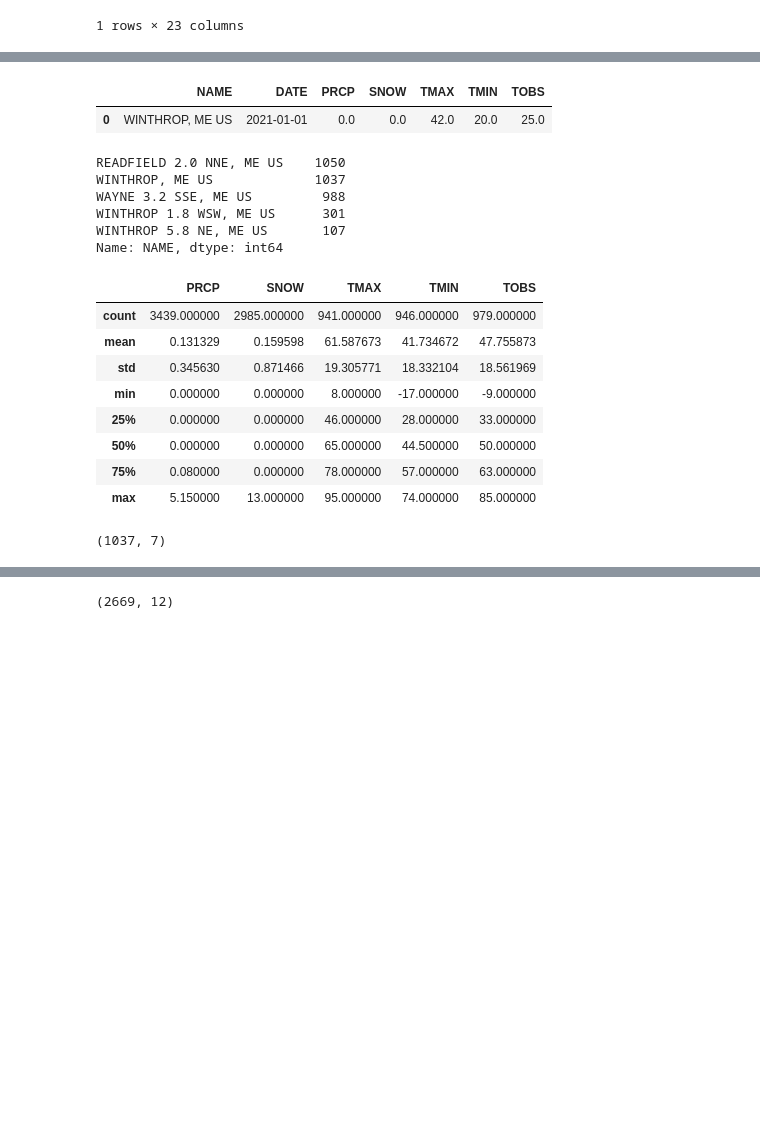
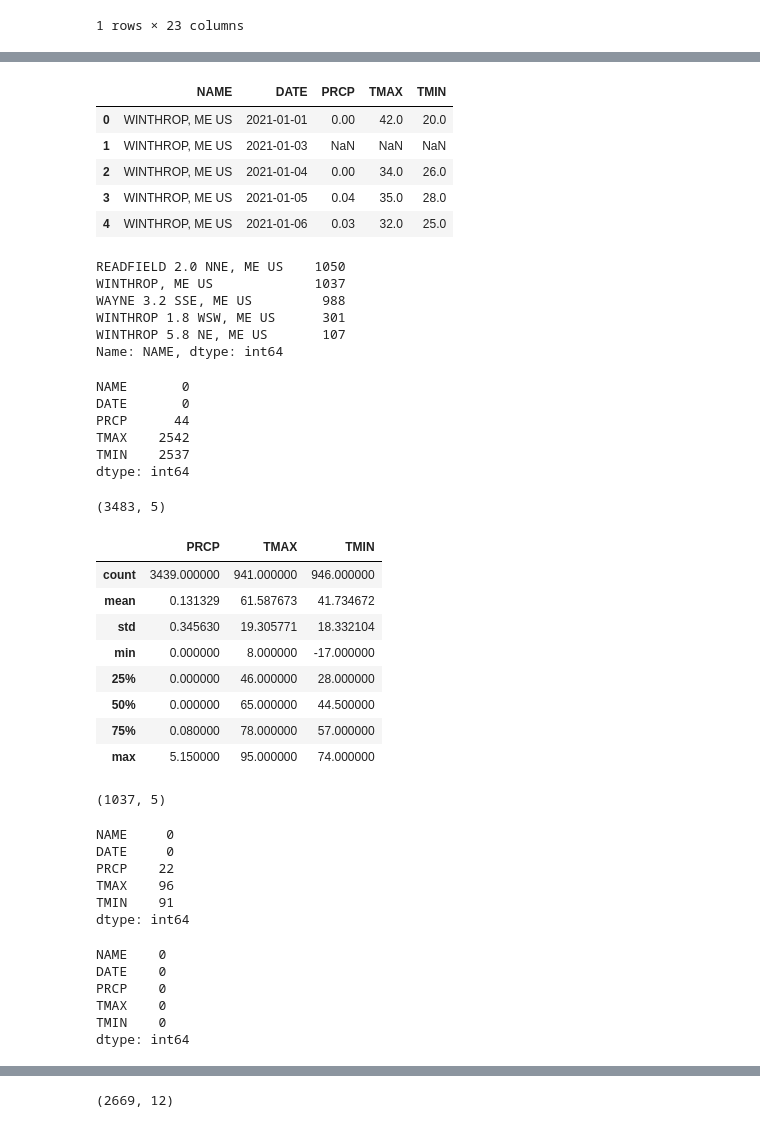
Before and after one commit to kellsweig/FOCW-Project, a Jupyter notebook: Untitled.ipynb, the cells around one changed output, grey strips where cells are left out. Drawn from its saved outputs; the diff is of its cells as text; code cells hidden in the pictures; blank space fills up the shorter version.

```diff
--- a/Untitled.ipynb
+++ b/Untitled.ipynb
@@ -43,19 +43,23 @@ df_2022.head(1)
 |  | DATE1 | DAY_OF_WEEK | SITE_NAME | TOWN | WATERBODY | INSPECTOR_ID | PAY_VOL | SHIFT_START | TRAILERS | ... |
 | 0 | 5/28/2021 | Fri | Launch Drive | Monmouth | Cobbosseecontee Lake | 4771 | Paid | 12:00 | 10.0 | ... |
 # %%
-weather = pd.read_csv('weather.csv')
+weather = pd.read_csv('data/weather.csv')
 # %%
 weather.head(1)
 # %% [output]
 |  | STATION | NAME | LATITUDE | LONGITUDE | ELEVATION | DATE | DAPR | MDPR | PRCP | SNOW | ... |
 | 0 | USC00179721 | WINTHROP, ME US | 44.30656 | -69.97016 | 63.4 | 2021-01-01 | NaN | NaN | 0.0 | 0.0 | ... |
 # %%
-weather.drop(columns=['STATION', 'LATITUDE', 'LONGITUDE', 'ELEVATION', 'DAPR', 'MDPR', 'SNWD', 'WT01', 'WT03', 'WT04', 'WT05', 'WT06', 'WT11'], inplace=True)
+weather.drop(columns=['STATION', 'LATITUDE', 'LONGITUDE', 'ELEVATION', 'DAPR', 'MDPR', 'SNWD', 'WT01', 'WT03', 'WT04', 'WT05', 'WT06', 'WT11', 'SNOW', 'TOBS'], inplace=True)
 # %%
-weather.head(1)
+weather.head()
 # %% [output]
-|  | NAME | DATE | PRCP | SNOW | TMAX | TMIN | TOBS |
-| 0 | WINTHROP, ME US | 2021-01-01 | 0.0 | 0.0 | 42.0 | 20.0 | 25.0 |
+|  | NAME | DATE | PRCP | TMAX | TMIN |
+| 0 | WINTHROP, ME US | 2021-01-01 | 0.00 | 42.0 | 20.0 |
+| 1 | WINTHROP, ME US | 2021-01-03 | NaN | NaN | NaN |
+| 2 | WINTHROP, ME US | 2021-01-04 | 0.00 | 34.0 | 26.0 |
+| 3 | WINTHROP, ME US | 2021-01-05 | 0.04 | 35.0 | 28.0 |
+| 4 | WINTHROP, ME US | 2021-01-06 | 0.03 | 32.0 | 25.0 |
 # %%
 weather.NAME.value_counts()
 # %% [output]
@@ -65,3 +69,16 @@ WAYNE 3.2 SSE, ME US         988
 WINTHROP 1.8 WSW, ME US      301
 WINTHROP 5.8 NE, ME US       107
 Name: NAME, dtype: int64
+# %%
+weather.isna().sum()
+# %% [output]
+NAME       0
+DATE       0
+PRCP      44
+TMAX    2542
+TMIN    2537
+dtype: int64
+# %%
+weather.shape
+# %% [output]
+(3483, 5)
@@ -68,18 +89,18 @@ Name: NAME, dtype: int64
 # %%
 weather.describe()
 # %% [output]
-|  | PRCP | SNOW | TMAX | TMIN | TOBS |
-| count | 3439.000000 | 2985.000000 | 941.000000 | 946.000000 | 979.000000 |
-| mean | 0.131329 | 0.159598 | 61.587673 | 41.734672 | 47.755873 |
-| std | 0.345630 | 0.871466 | 19.305771 | 18.332104 | 18.561969 |
-| min | 0.000000 | 0.000000 | 8.000000 | -17.000000 | -9.000000 |
-| 25% | 0.000000 | 0.000000 | 46.000000 | 28.000000 | 33.000000 |
-| 50% | 0.000000 | 0.000000 | 65.000000 | 44.500000 | 50.000000 |
-| 75% | 0.080000 | 0.000000 | 78.000000 | 57.000000 | 63.000000 |
-| max | 5.150000 | 13.000000 | 95.000000 | 74.000000 | 85.000000 |
+|  | PRCP | TMAX | TMIN |
+| count | 3439.000000 | 941.000000 | 946.000000 |
+| mean | 0.131329 | 61.587673 | 41.734672 |
+| std | 0.345630 | 19.305771 | 18.332104 |
+| min | 0.000000 | 8.000000 | -17.000000 |
+| 25% | 0.000000 | 46.000000 | 28.000000 |
+| 50% | 0.000000 | 65.000000 | 44.500000 |
+| 75% | 0.080000 | 78.000000 | 57.000000 |
+| max | 5.150000 | 95.000000 | 74.000000 |
 # %%
 weather = weather[weather['NAME']== 'WINTHROP, ME US']
 # %%
 weather.shape
 # %% [output]
-(1037, 7)
+(1037, 5)
@@ -87,0 +107,9 @@ weather.drop(columns=['SNOW', 'NAME'], inplace=True)
+# %%
+weather.isna().sum()
+# %% [output]
+NAME     0
+DATE     0
+PRCP    22
+TMAX    96
+TMIN    91
+dtype: int64
@@ -87,0 +118,9 @@ weather.drop(columns=['SNOW', 'NAME'], inplace=True)
+# %%
+weather.isna().sum()
+# %% [output]
+NAME    0
+DATE    0
+PRCP    0
+TMAX    0
+TMIN    0
+dtype: int64
```
Also changed, not shown: parts of 20 cells of this notebook, 4 other files.
